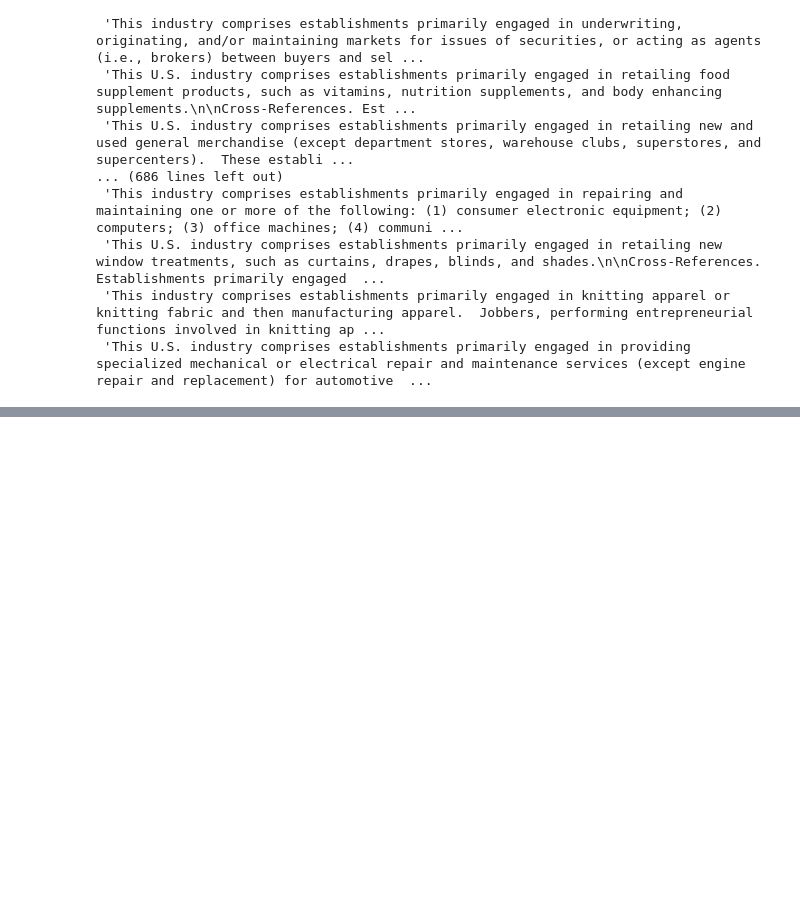
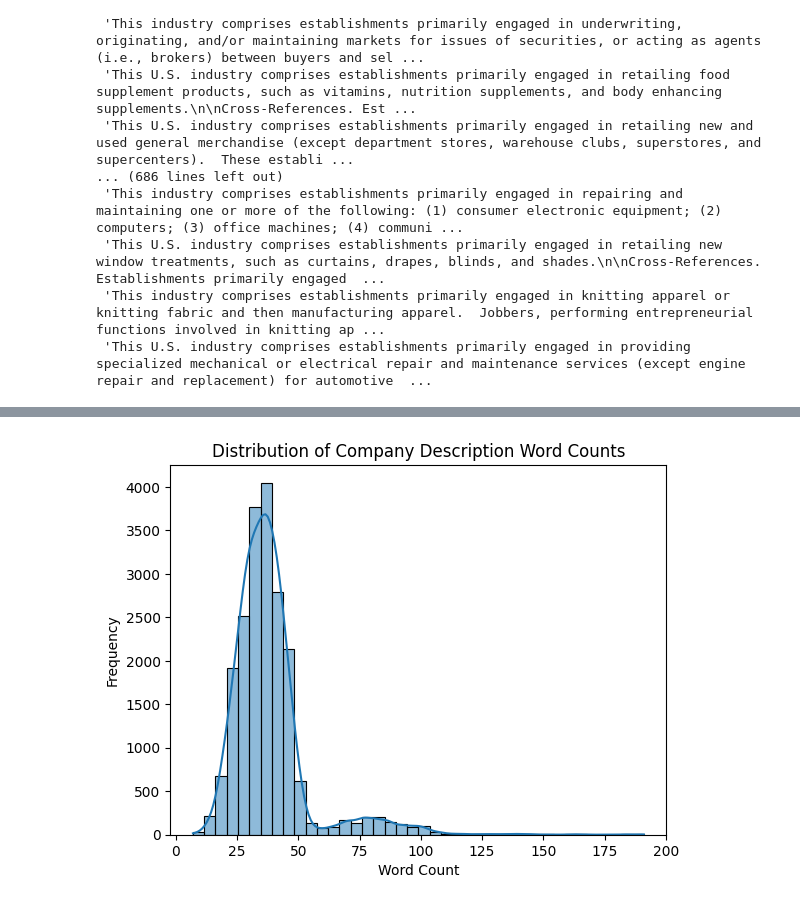
Before and after one commit to kathytran88/ClimateTurtles-ExioNaics-LLM-emissions-estimation, a Jupyter notebook: Kathy/eda.ipynb, the cells around one changed output, grey strips where cells are left out. Cells and saved outputs as stored; diff of their text form; code cells hidden in the pictures; blank space fills up the shorter version.

```diff
--- a/Kathy/eda.ipynb
+++ b/Kathy/eda.ipynb
@@ -159,0 +191,9 @@ Name: NAICS_2 Code, Length: 20321, dtype: int64
+# %%
+word_counts = [ len(d.split(' '))  for d in data['Company Description']]
+sns.histplot(word_counts, bins =40 , kde = True)
+plt.title('Distribution of Company Description Word Counts')
+plt.xlabel('Word Count')
+plt.ylabel('Frequency')
+plt.show()
+# %% [output]
+[figure, added]
```
Also changed, not shown: parts of 9 cells of this notebook.
